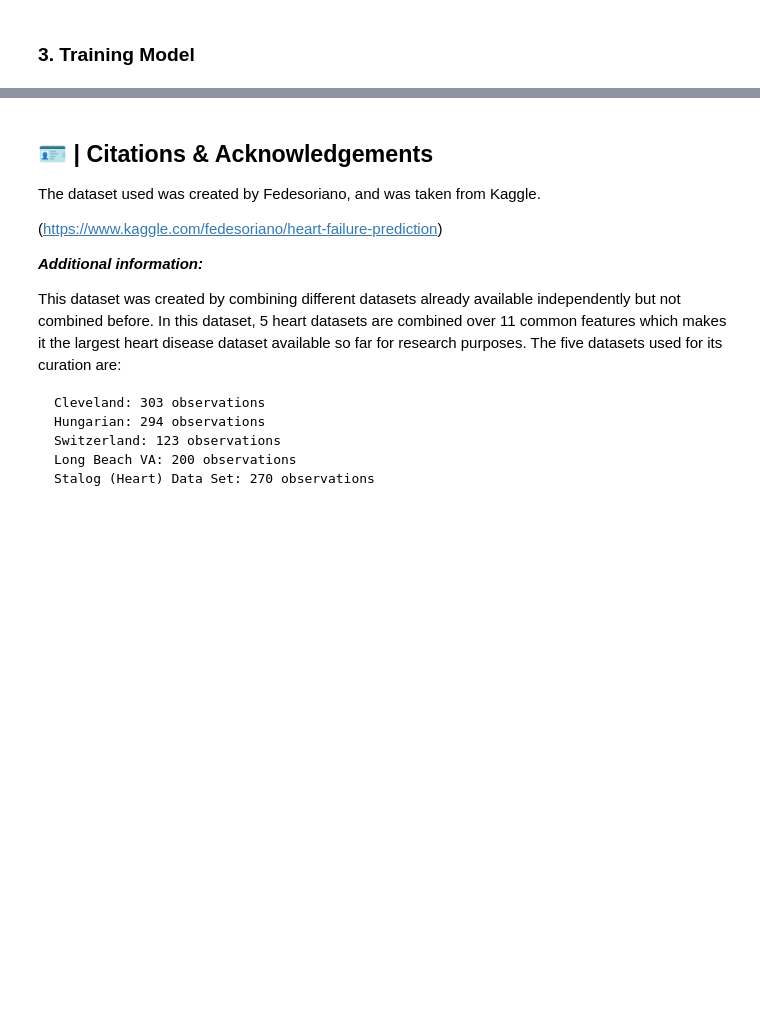
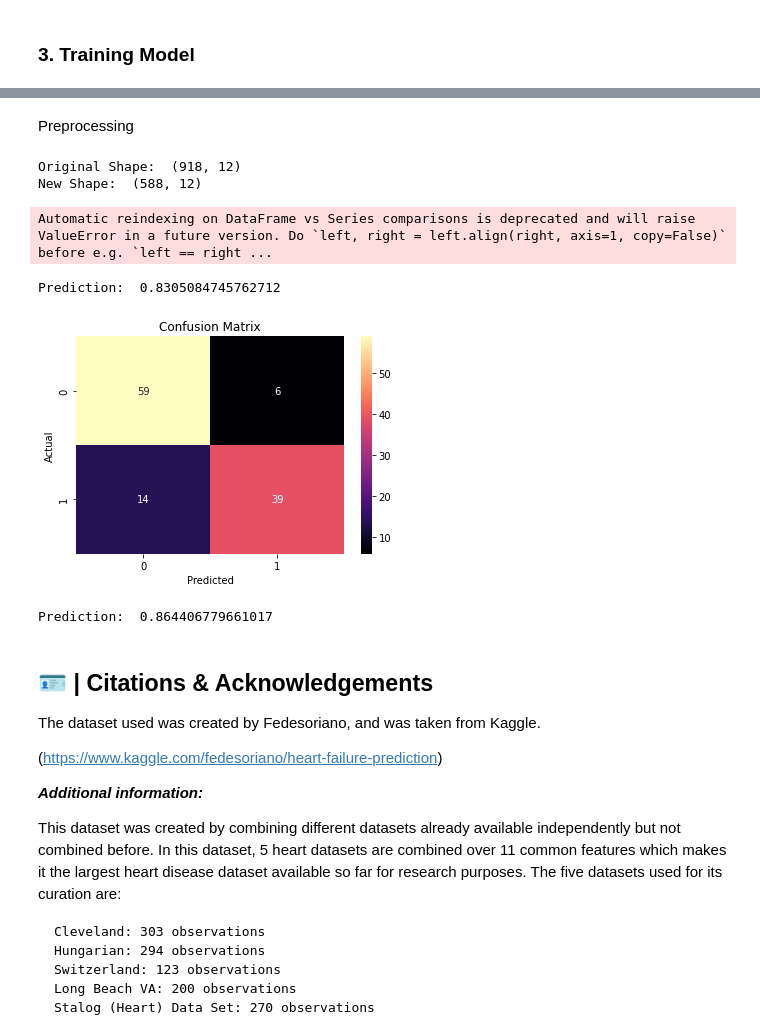
Before and after one commit to AkosoCodes/Heart-Disease-Prediction-EDA, a Jupyter notebook: final.ipynb, the cells around one changed output, grey strips where cells are left out. Saved outputs shown, nothing was run; the diff lists cells and outputs as text; code cells hidden in the pictures; blank space fills up the shorter version.

```diff
--- a/final.ipynb
+++ b/final.ipynb
@@ -619,0 +630,35 @@ histHD("RestingECG")
+# %% [markdown]
+Preprocessing
+# %%
+original = df.shape
+
+# Gets First and Third Quartile
+Q1 = df.quantile(0.25, numeric_only=True)
+Q3 = df.quantile(0.75, numeric_only=True)
+
+# Finds the Interquartile Range
+IQR = Q3 - Q1
+
+# Finds the Upper and Lower Bounds
+upperBound = Q3 + (1.5 * IQR)
+lowerBound = Q1 - (1.5 * IQR)
+
+# Removes outliers
+df = df[~((df < lowerBound) | (df > upperBound)).any(axis=1)]
+
+# Shows the difference
+print("Original Shape: ", original)
+print("New Shape: ", df.shape)
+# %% [output]
+Original Shape:  (918, 12)
+New Shape:  (588, 12)
+Automatic reindexing on DataFrame vs Series comparisons is deprecated and will raise ValueError in a future version. Do `left, right = left.align(right, axis=1, copy=False)` before e.g. `left == right ...
+# %%
+le = LabelEncoder()
+
+# Iterates through all columns
+for column in df.columns:
+    # If the column is a string
+    if df[column].dtype == "string":
+        # Encode the column
+        df[column] = le.fit_transform(df[column])
@@ -620,3 +667,46 @@ histHD("RestingECG")
+# %%
+# Split data into X and y
+X = df.drop("HeartDisease", axis=1)
+y = df["HeartDisease"]
+
+# Split data into training and testing sets
+X_train, X_test, y_train, y_test = train_test_split(X, y, test_size=0.2, random_state=5)
+# %%
+
+lrRF = LinearDiscriminantAnalysis()
+lrRF.fit(X_train, y_train)
+
+# Predicting the Test set results
+y_pred = lrRF.predict(X_test)
+
+accuracy = (y_pred == y_test).sum() / len(y_test)
+
+print("Prediction: ", accuracy)
+
+# Making the Confusion Matrix
+cm = confusion_matrix(y_test, y_pred)
+
+# Plotting the Confusion Matrix
+sns.heatmap(cm, annot=True, fmt="d", cmap="magma")
+plt.xlabel("Predicted")
+plt.ylabel("Actual")
+plt.title("Confusion Matrix")
+plt.show()
+# %% [output]
+Prediction:  0.8305084745762712
+[figure, added]
+# %%
+rf = RandomForestClassifier(n_estimators=100, random_state=5)
+rf.fit(X_train, y_train)
+
+# Predicting the Test set results
+y_pred = rf.predict(X_test)
+
+accuracy = (y_pred == y_test).sum() / len(y_test)
+
+print("Prediction: ", accuracy)
+# %% [output]
+Prediction:  0.864406779661017
 # %% [markdown]
 ## 🪪 **|** Citations & Acknowledgements
 
```
Also changed, not shown: parts of 10 cells of this notebook.
